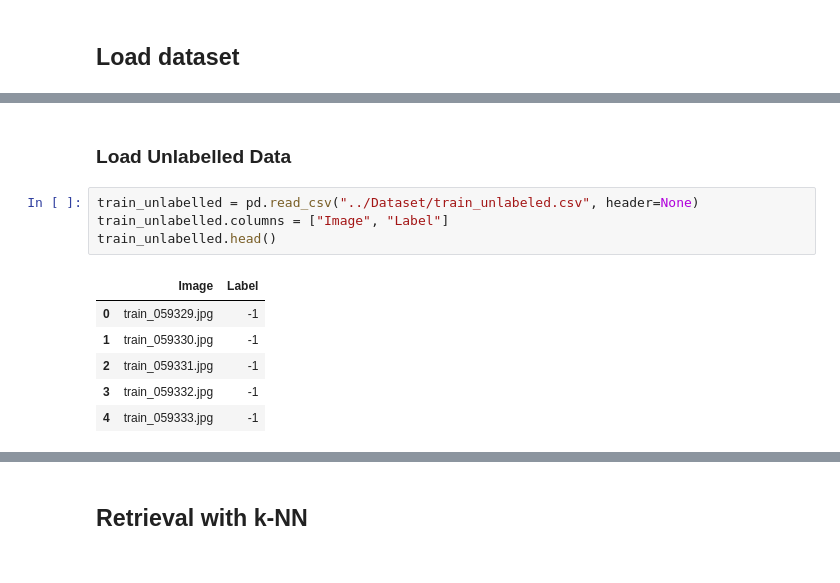
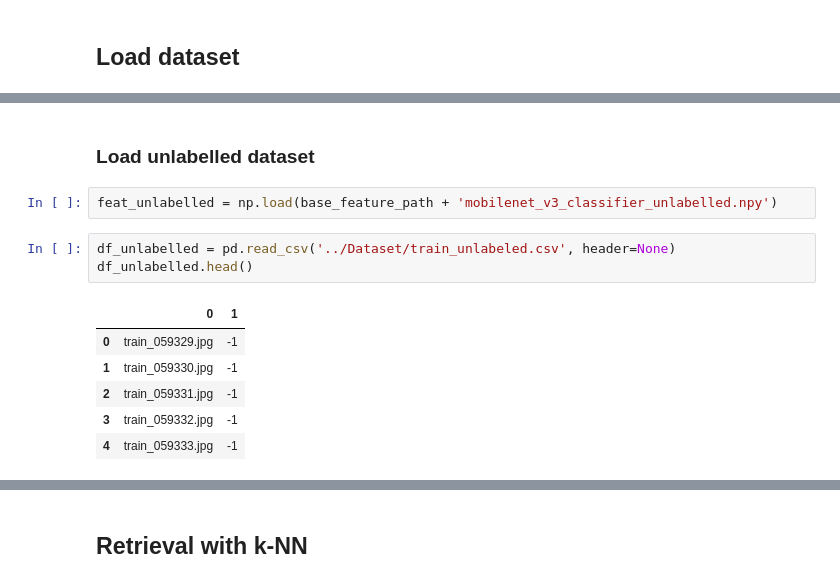
Before and after one commit to TommasoFerrario18/FoodX-251_Classification, a Jupyter notebook: Notebooks/Retrievalk-NN.ipynb, the cells around one changed output, grey strips where cells are left out. Cells and saved outputs as stored; diff of their text form.

```diff
--- a/Notebooks/Retrievalk-NN.ipynb
+++ b/Notebooks/Retrievalk-NN.ipynb
@@ -31,11 +32,12 @@ train_small_loader = DataLoader(train_small, batch_size=batch_size, shuffle=Fals
 # %% [markdown]
-### **Load Unlabelled Data**
+### **Load unlabelled dataset**
+# %%
+feat_unlabelled = np.load(base_feature_path + 'mobilenet_v3_classifier_unlabelled.npy')
 # %%
-train_unlabelled = pd.read_csv("../Dataset/train_unlabeled.csv", header=None)
-train_unlabelled.columns = ["Image", "Label"]
-train_unlabelled.head()
+df_unlabelled = pd.read_csv('../Dataset/train_unlabeled.csv', header=None)
+df_unlabelled.head()
 # %% [output]
-|  | Image | Label |
+|  | 0 | 1 |
 | 0 | train_059329.jpg | -1 |
 | 1 | train_059330.jpg | -1 |
 | 2 | train_059331.jpg | -1 |
```
Also changed, not shown: parts of 40 cells of this notebook, 2 other files.
